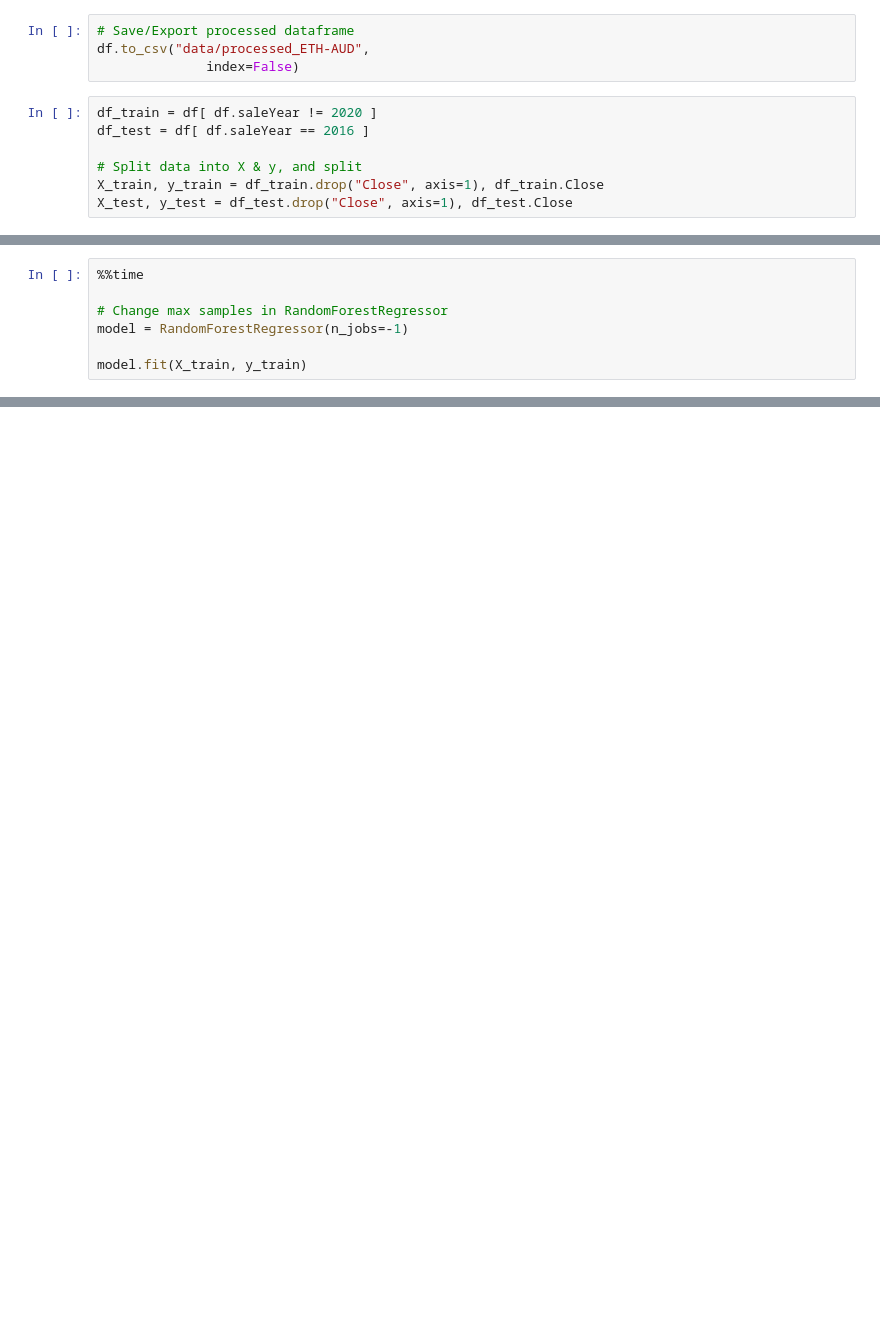
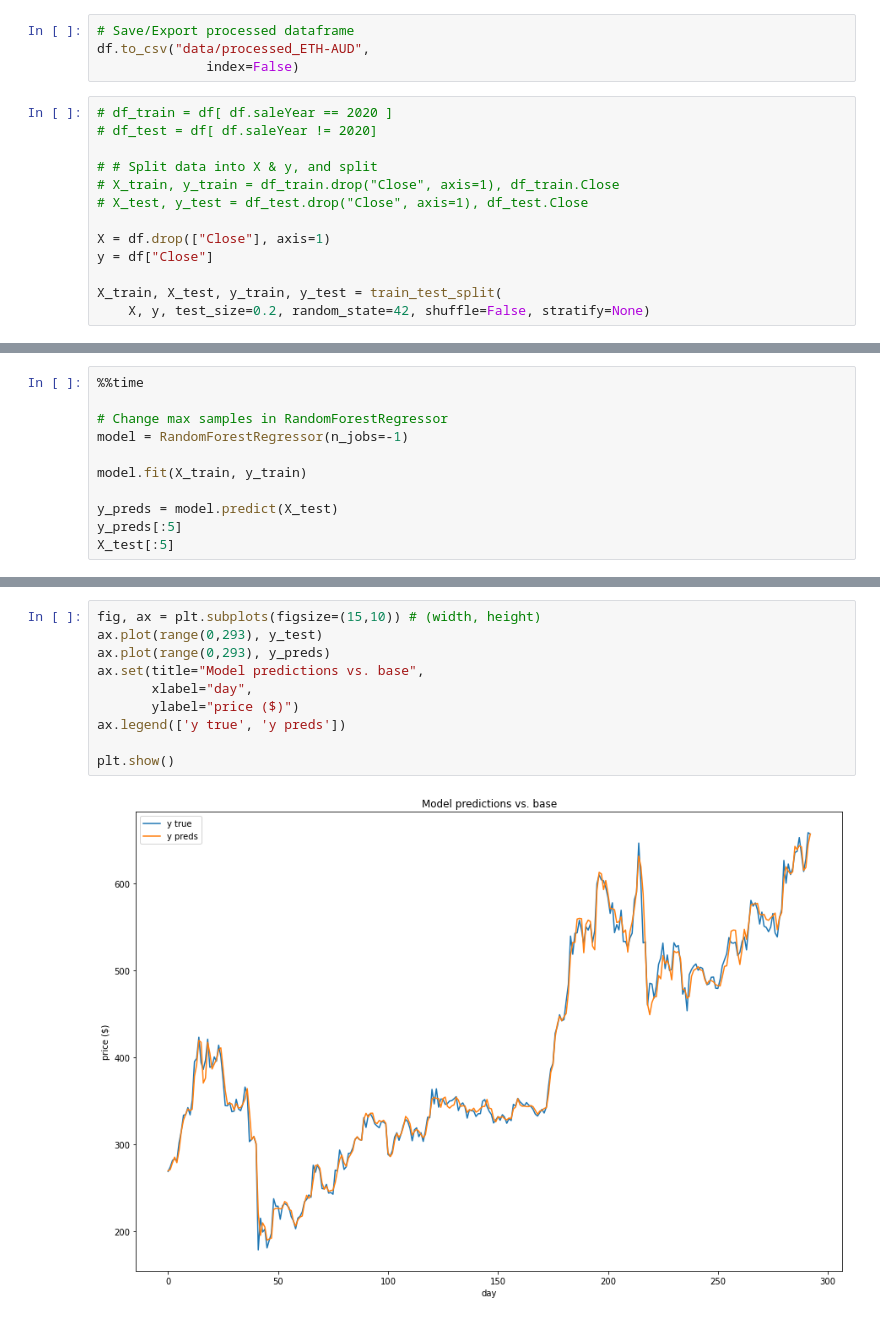
Before and after one commit to jacobcolyvan/ml-projects, a Jupyter notebook: ethereum-model/ethereum-price-regression.ipynb, the cells around one changed output, grey strips where cells are left out. Cells and saved outputs as stored; diff of their text form; blank space fills up the shorter version.

```diff
--- a/ethereum-model/ethereum-price-regression.ipynb
+++ b/ethereum-model/ethereum-price-regression.ipynb
@@ -103,12 +117,18 @@ KeyError: "['Adj Close'] not found in axis"
 df.to_csv("data/processed_ETH-AUD",
               index=False)
 # %%
-df_train = df[ df.saleYear != 2020 ]
-df_test = df[ df.saleYear == 2016 ]
+# df_train = df[ df.saleYear == 2020 ]
+# df_test = df[ df.saleYear != 2020]
 
-# Split data into X & y, and split
-X_train, y_train = df_train.drop("Close", axis=1), df_train.Close
-X_test, y_test = df_test.drop("Close", axis=1), df_test.Close
+# # Split data into X & y, and split
+# X_train, y_train = df_train.drop("Close", axis=1), df_train.Close
+# X_test, y_test = df_test.drop("Close", axis=1), df_test.Close
+
+X = df.drop(["Close"], axis=1)
+y = df["Close"]
+
+X_train, X_test, y_train, y_test = train_test_split(
+    X, y, test_size=0.2, random_state=42, shuffle=False, stratify=None)
 # %%
 # Create evaluation function (the competition uses RMSLE)
 from sklearn.metrics import mean_squared_log_error, mean_absolute_error, r2_score
@@ -141,4 +162,8 @@ def show_scores(model):
 model = RandomForestRegressor(n_jobs=-1)
 
 model.fit(X_train, y_train)
+
+y_preds = model.predict(X_test)
+y_preds[:5]
+X_test[:5]
 # %% [output]
@@ -162,0 +187,12 @@ model.score(X_test, y_test)
+# %%
+fig, ax = plt.subplots(figsize=(15,10)) # (width, height)
+ax.plot(range(0,293), y_test)
+ax.plot(range(0,293), y_preds)
+ax.set(title="Model predictions vs. base",
+       xlabel="day",
+       ylabel="price ($)")
+ax.legend(['y true', 'y preds'])
+
+plt.show()
+# %% [output]
+[figure, added]
```
Also changed, not shown: parts of 15 cells of this notebook.
